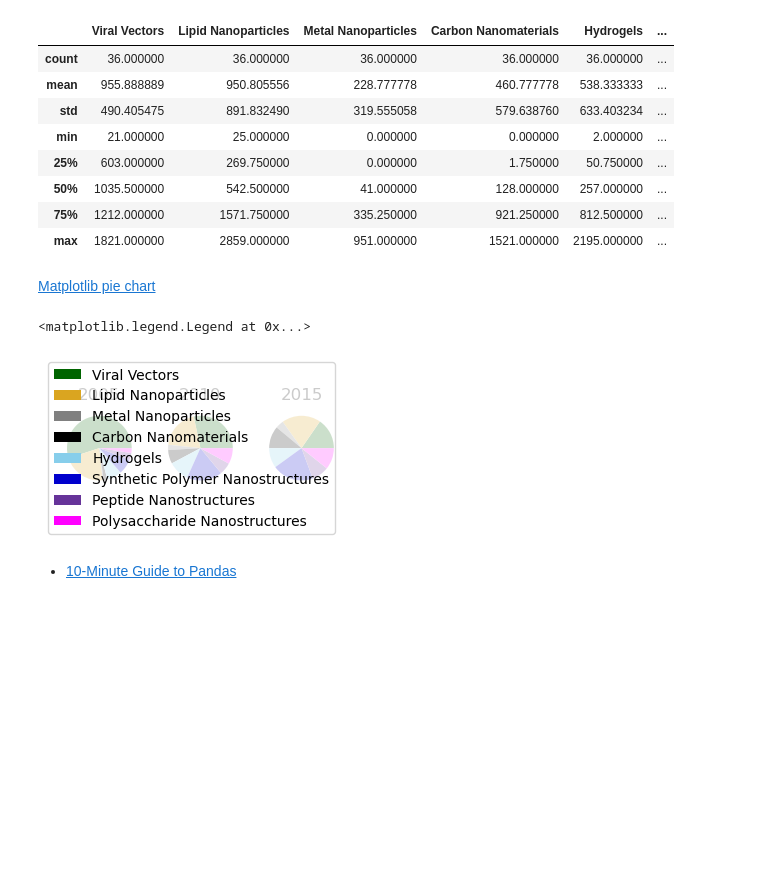
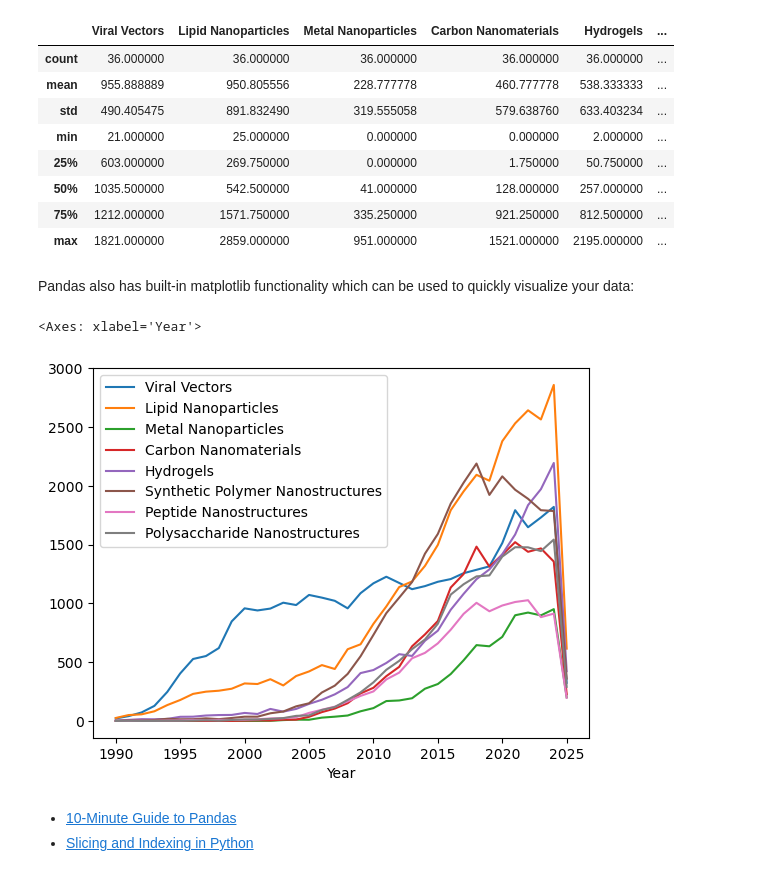
Before and after one commit to jkantorow/nucommlab-datavis-workshop, a Jupyter notebook: day-3/importing_data_with_pandas.ipynb, the cells around one changed output. Drawn from its saved outputs; the diff is of its cells as text; code cells hidden in the pictures; blank space fills up the shorter version.

Commit message:
polished md comments and refactored examples

```diff
--- a/day-3/importing_data_with_pandas.ipynb
+++ b/day-3/importing_data_with_pandas.ipynb
@@ -226,36 +160,13 @@ data.describe()
 | 50% | 1035.500000 | 542.500000 | 41.000000 | 128.000000 | 257.000000 | ... |
 | 75% | 1212.000000 | 1571.750000 | 335.250000 | 921.250000 | 812.500000 | ... |
 | max | 1821.000000 | 2859.000000 | 951.000000 | 1521.000000 | 2195.000000 | ... |
-# %% [markdown]
-[Matplotlib pie chart](https://matplotlib.org/stable/gallery/pie_and_polar_charts/pie_features.html)
-# %%
-from matplotlib.patches import Patch
-
-data = pd.read_csv(example_data_file, index_col='Year')
-
-pubs_2005 = data.loc[2005]
-pubs_2010 = data.loc[2010]
-pubs_2015 = data.loc[2015]
-
-colors = ['darkgreen', 'goldenrod', 'grey', 'black', 'skyblue',
-          'mediumblue', 'rebeccapurple', 'magenta']
-patches = [Patch(facecolor=col) for col in colors]
-
-fig, axs = plt.subplot_mosaic([['pie1', 'pie2', 'pie3', '.']],
-                              figsize=(6, 12),
-                              width_ratios=(1, 1, 1, 2))
-
-axs['pie1'].pie(pubs_2005, colors=colors)
-axs['pie1'].set_title('2005')
-
-axs['pie2'].pie(pubs_2010, colors=colors)
-axs['pie2'].set_title('2010')
-
-axs['pie3'].pie(pubs_2015, colors=colors)
-axs['pie3'].set_title('2015')
-axs['pie3'].legend(patches, data.columns, loc='center right')
-# %% [output]
-<matplotlib.legend.Legend at 0x...>
-[figure, removed]
+# %% [markdown]
+Pandas also has built-in matplotlib functionality which can be used to quickly visualize your data:
+# %%
+data.plot()
+# %% [output]
+<Axes: xlabel='Year'>
+[figure, added]
 # %% [markdown]
 - [10-Minute Guide to Pandas](https://pandas.pydata.org/docs/user_guide/10min.html)
+- [Slicing and Indexing in Python](https://www.freecodecamp.org/news/slicing-and-indexing-in-python/)
```
Also changed, not shown: parts of 22 cells of this notebook.
